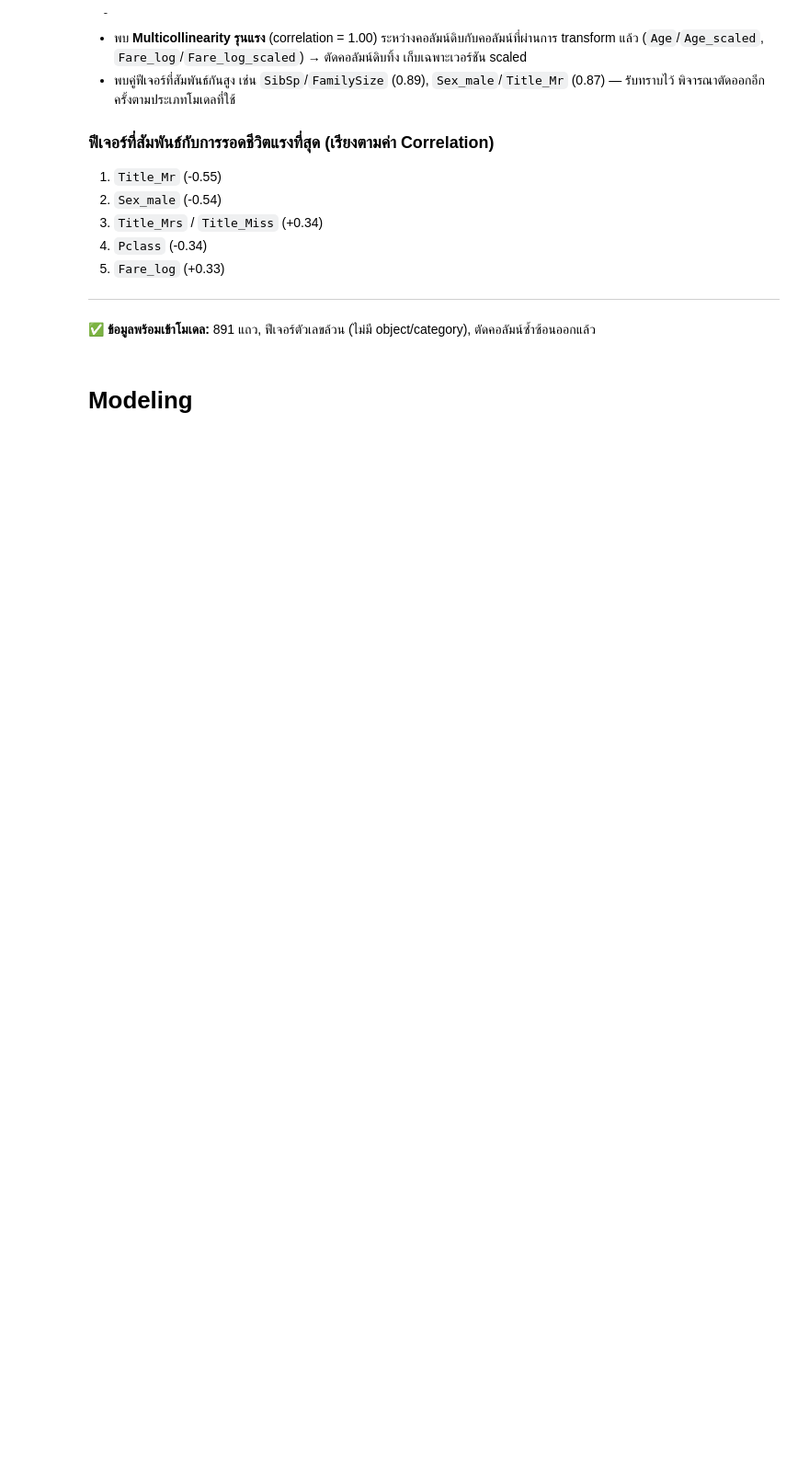
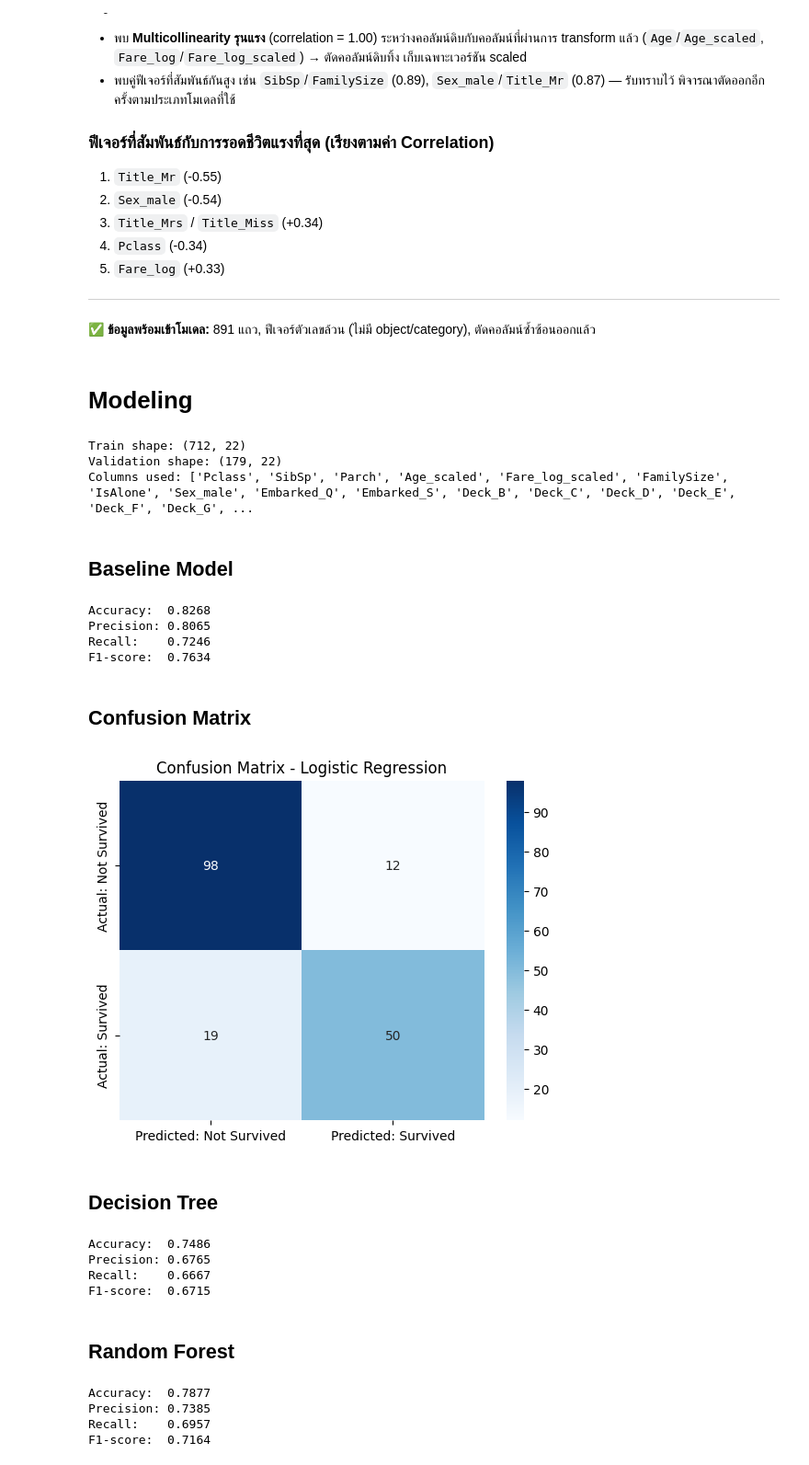
Before and after one commit to k-workproject/data-skills-roadmap, a Jupyter notebook: python-project/titanic_survival_prediction.ipynb, the cells around one changed output. Shown at 92% size. Drawn from its saved outputs; the diff is of its cells as text; code cells hidden in the pictures; blank space fills up the shorter version.

```diff
--- a/python-project/titanic_survival_prediction.ipynb
+++ b/python-project/titanic_survival_prediction.ipynb
@@ -560,3 +563,83 @@ plt.show()
 **✅ ข้อมูลพร้อมเข้าโมเดล:** 891 แถว, ฟีเจอร์ตัวเลขล้วน (ไม่มี object/category), ตัดคอลัมน์ซ้ำซ้อนออกแล้ว
 # %% [markdown]
 # Modeling
+# %%
+# ตัด target, id, และคอลัมน์ซ้ำซ้อนที่เจอจาก Correlation Heatmap ออก
+X = train_data.drop(['Survived', 'PassengerId', 'Age', 'Fare', 'Fare_log'], axis=1)
+y = train_data['Survived']
+
+X_train, X_val, y_train, y_val = train_test_split(
+    X, y, test_size=0.2, random_state=42, stratify=y
+)
+
+print(f"Train shape: {X_train.shape}")
+print(f"Validation shape: {X_val.shape}")
+print(f"Columns used: {list(X.columns)}")
+# %% [output]
+Train shape: (712, 22)
+Validation shape: (179, 22)
+Columns used: ['Pclass', 'SibSp', 'Parch', 'Age_scaled', 'Fare_log_scaled', 'FamilySize', 'IsAlone', 'Sex_male', 'Embarked_Q', 'Embarked_S', 'Deck_B', 'Deck_C', 'Deck_D', 'Deck_E', 'Deck_F', 'Deck_G', ...
+# %% [markdown]
+## Baseline Model
+# %%
+log_model = LogisticRegression(max_iter=1000, random_state=42)
+log_model.fit(X_train, y_train)
+
+y_pred = log_model.predict(X_val)
+
+print(f"Accuracy:  {accuracy_score(y_val, y_pred):.4f}")
+print(f"Precision: {precision_score(y_val, y_pred):.4f}")
+print(f"Recall:    {recall_score(y_val, y_pred):.4f}")
+print(f"F1-score:  {f1_score(y_val, y_pred):.4f}")
+# %% [output]
+Accuracy:  0.8268
+Precision: 0.8065
+Recall:    0.7246
+F1-score:  0.7634
+# %% [markdown]
+## Confusion Matrix
+# %%
+cm = confusion_matrix(y_val, y_pred)
+sns.heatmap(cm, annot=True, fmt='d', cmap='Blues',
+            xticklabels=['Predicted: Not Survived', 'Predicted: Survived'],
+            yticklabels=['Actual: Not Survived', 'Actual: Survived'])
+plt.title('Confusion Matrix - Logistic Regression')
+plt.show()
+# %% [output]
+[figure, added]
+# %% [markdown]
+## Decision Tree
+# %%
+from sklearn.tree import DecisionTreeClassifier
+
+dt_model = DecisionTreeClassifier(random_state=42)
+dt_model.fit(X_train, y_train)
+y_pred_dt = dt_model.predict(X_val)
+
+print(f"Accuracy:  {accuracy_score(y_val, y_pred_dt):.4f}")
+print(f"Precision: {precision_score(y_val, y_pred_dt):.4f}")
+print(f"Recall:    {recall_score(y_val, y_pred_dt):.4f}")
+print(f"F1-score:  {f1_score(y_val, y_pred_dt):.4f}")
+# %% [output]
+Accuracy:  0.7486
+Precision: 0.6765
+Recall:    0.6667
+F1-score:  0.6715
+# %% [markdown]
+## Random Forest
+# %%
+from sklearn.ensemble import RandomForestClassifier
+
+rf_model = RandomForestClassifier(n_estimators=100, random_state=42)
+rf_model.fit(X_train, y_train)
+y_pred_rf = rf_model.predict(X_val)
+
+print(f"Accuracy:  {accuracy_score(y_val, y_pred_rf):.4f}")
+print(f"Precision: {precision_score(y_val, y_pred_rf):.4f}")
+print(f"Recall:    {recall_score(y_val, y_pred_rf):.4f}")
+print(f"F1-score:  {f1_score(y_val, y_pred_rf):.4f}")
+# %% [output]
+Accuracy:  0.7877
+Precision: 0.7385
+Recall:    0.6957
+F1-score:  0.7164
```
Also changed, not shown: parts of 26 cells of this notebook.
